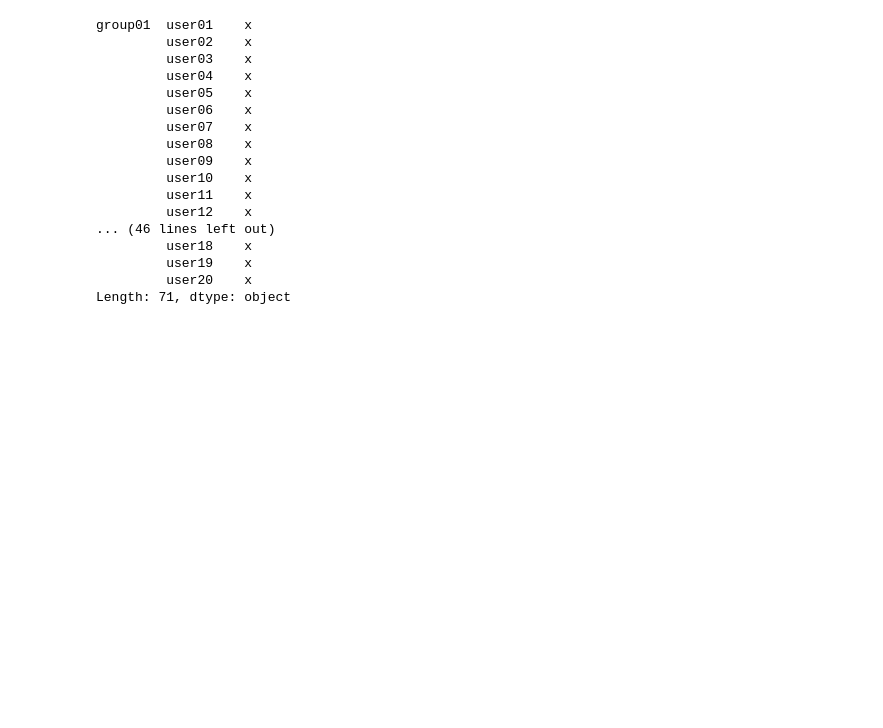
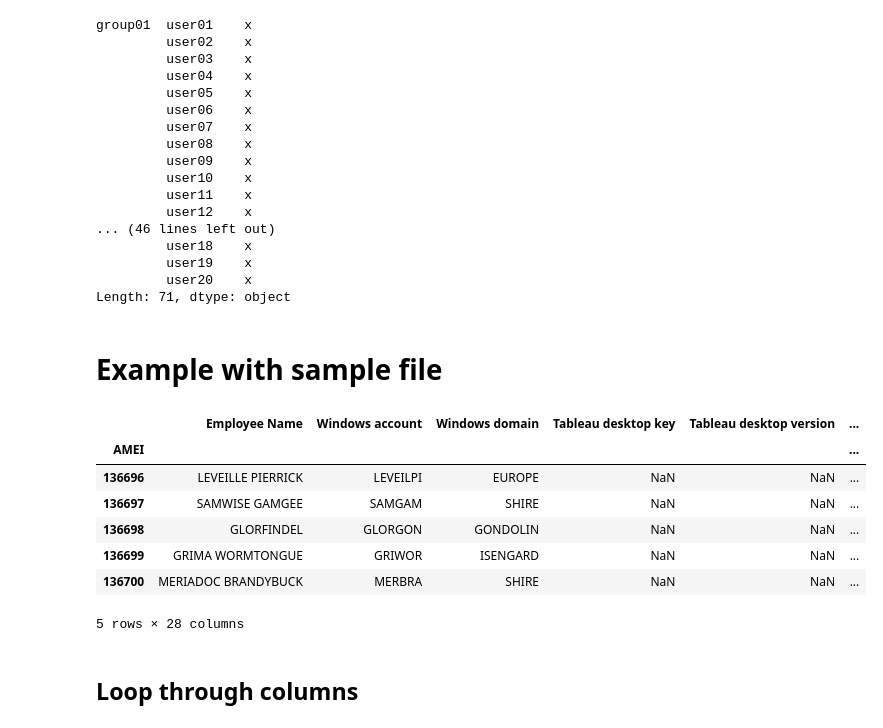
Before and after one commit to dsmdavid/users_and_groups, a Jupyter notebook: groups_and_users.ipynb, the cells around one changed output. Saved outputs shown, nothing was run; the diff lists cells and outputs as text; code cells hidden in the pictures; blank space fills up the shorter version.

Commit message:
new sample data

```diff
--- a/groups_and_users.ipynb
+++ b/groups_and_users.ipynb
@@ -95,3 +95,20 @@ group01  user01    x
          user19    x
          user20    x
 Length: 71, dtype: object
+# %% [markdown]
+# Example with sample file
+# %%
+df2 = pd.read_excel('SecurityFile.xlsx', index_col = 0)
+# %%
+df2.head()
+# %% [output]
+|  | Employee Name | Windows account | Windows domain | Tableau desktop key | Tableau desktop version | ... |
+| AMEI |  |  |  |  |  | ... |
+| 136696 | LEVEILLE PIERRICK | LEVEILPI | EUROPE | NaN | NaN | ... |
+| 136697 | SAMWISE GAMGEE | SAMGAM | SHIRE | NaN | NaN | ... |
+| 136698 | GLORFINDEL | GLORGON | GONDOLIN | NaN | NaN | ... |
+| 136699 | GRIMA WORMTONGUE | GRIWOR | ISENGARD | NaN | NaN | ... |
+| 136700 | MERIADOC BRANDYBUCK | MERBRA | SHIRE | NaN | NaN | ... |
+5 rows × 28 columns
+# %% [markdown]
+## Loop through columns
```
Also changed, not shown: parts of 8 cells of this notebook, 1 other file.
